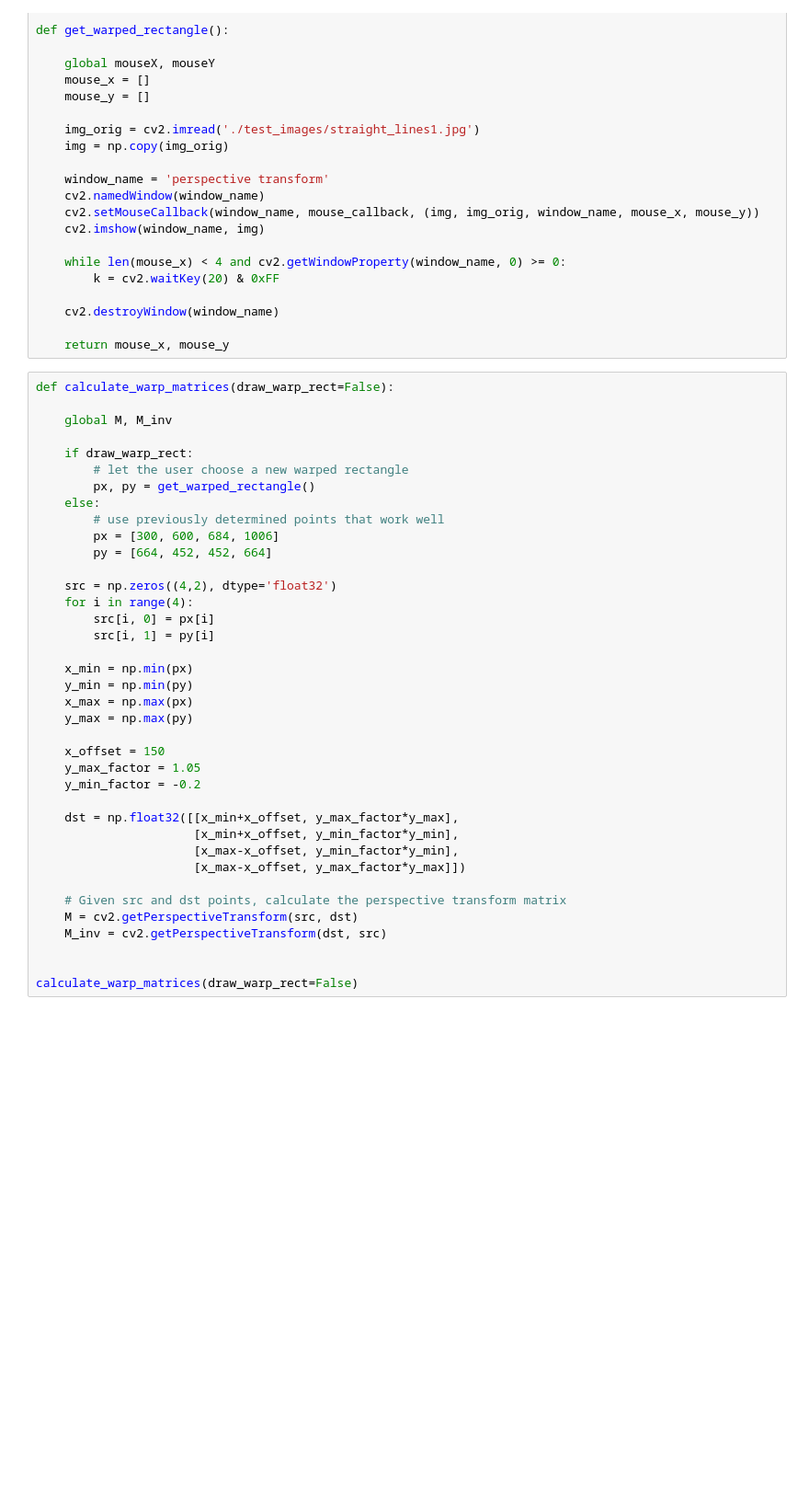
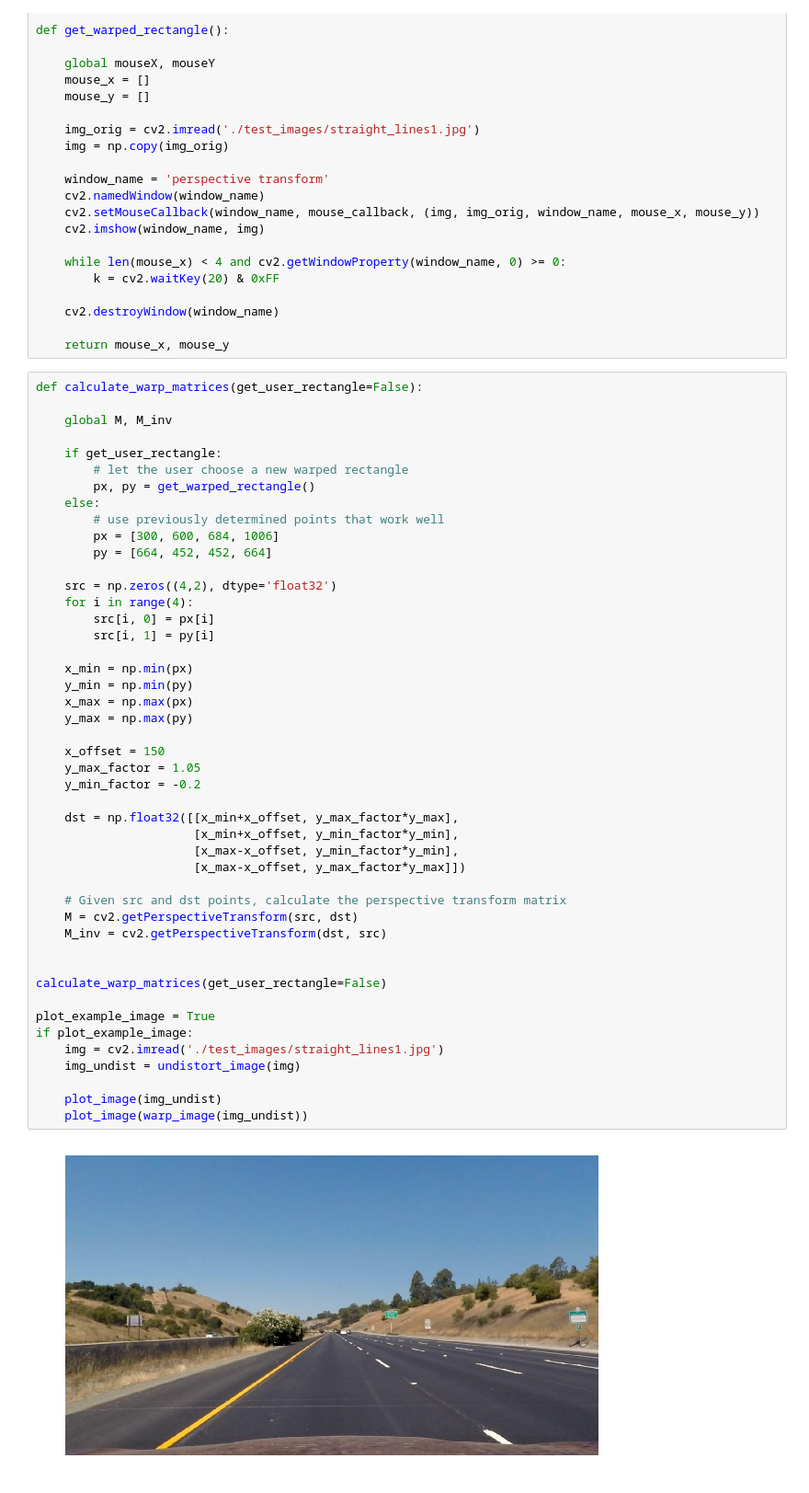
Before and after one commit to Corni33/CarND_P4_AdvancedLaneLines, a Jupyter notebook: advanced_lane_lines.ipynb, the cells around one changed output. Shown at 92% size. Cells and saved outputs as stored; diff of their text form; blank space fills up the shorter version.

```diff
--- a/advanced_lane_lines.ipynb
+++ b/advanced_lane_lines.ipynb
@@ -113,40 +122,50 @@ def get_warped_rectangle():
 
     return mouse_x, mouse_y
 # %%
-def calculate_warp_matrices(draw_warp_rect=False):
+def calculate_warp_matrices(get_user_rectangle=False):
 
     global M, M_inv
 
-    if draw_warp_rect:
+    if get_user_rectangle:
         # let the user choose a new warped rectangle
         px, py = get_warped_rectangle()
     else:
         # use previously determined points that work well
         px = [300, 600, 684, 1006]
         py = [664, 452, 452, 664]
 
     src = np.zeros((4,2), dtype='float32')
     for i in range(4):
         src[i, 0] = px[i]
         src[i, 1] = py[i]
 
     x_min = np.min(px)
     y_min = np.min(py)
     x_max = np.max(px)
     y_max = np.max(py)
 
     x_offset = 150
     y_max_factor = 1.05
     y_min_factor = -0.2
 
     dst = np.float32([[x_min+x_offset, y_max_factor*y_max],
                       [x_min+x_offset, y_min_factor*y_min],
                       [x_max-x_offset, y_min_factor*y_min],
                       [x_max-x_offset, y_max_factor*y_max]])
 
     # Given src and dst points, calculate the perspective transform matrix
     M = cv2.getPerspectiveTransform(src, dst)
     M_inv = cv2.getPerspectiveTransform(dst, src)
 
 
-calculate_warp_matrices(draw_warp_rect=False)
+calculate_warp_matrices(get_user_rectangle=False)
+
+plot_example_image = True
+if plot_example_image:
+    img = cv2.imread('./test_images/straight_lines1.jpg')
+    img_undist = undistort_image(img)
+
+    plot_image(img_undist)
+    plot_image(warp_image(img_undist))
+# %% [output]
+[figure, added]
```
Also changed, not shown: parts of 9 cells of this notebook.
